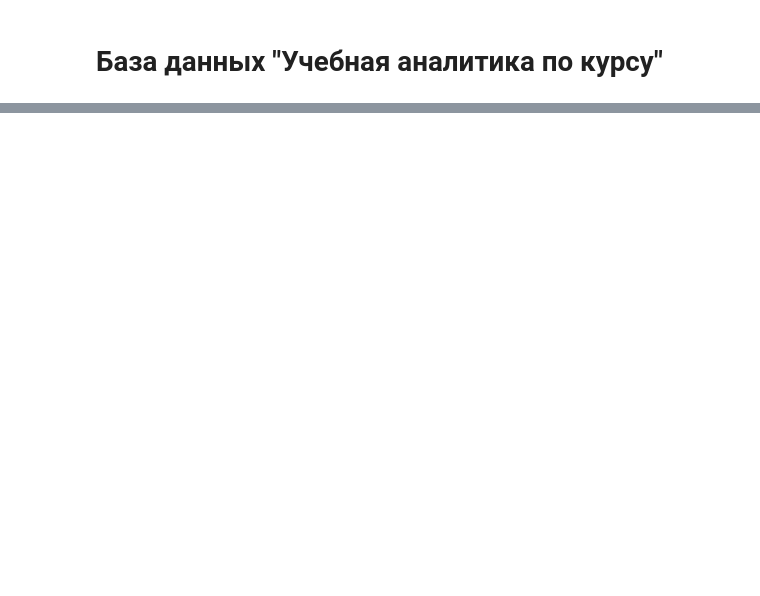
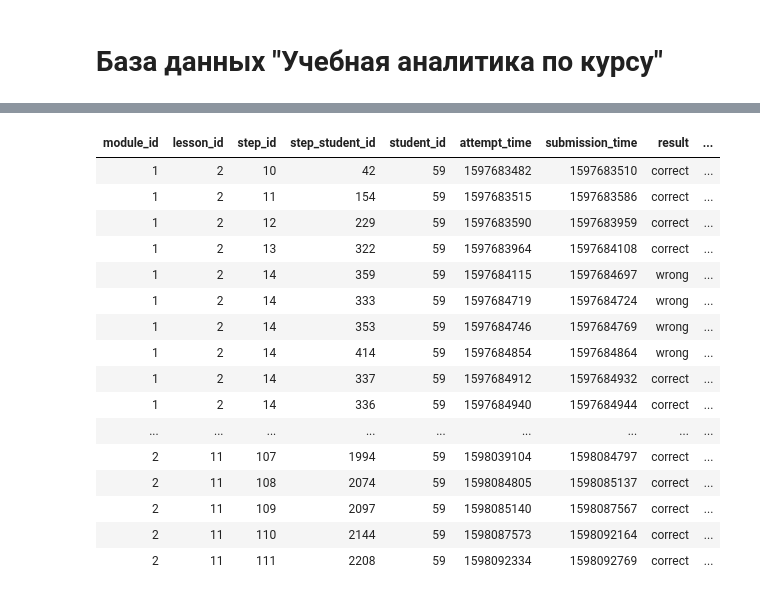
Before and after one commit to KhraksMamtsov/stepik-sql-exercises, a Jupyter notebook: 3.5.ipynb, the cells around one changed output, grey strips where cells are left out. Drawn from its saved outputs; the diff is of its cells as text; code cells hidden in the pictures; blank space fills up the shorter version.

```diff
--- a/3.5.ipynb
+++ b/3.5.ipynb
@@ -529,17 +529,76 @@ ORDER BY
 # %%
 %%sql
 /*
-Для студента с именем student_59 вывести следующую информацию по всем его попыткам:
+ Для студента с именем student_59 вывести следующую информацию по всем его попыткам:
 
-- информация о шаге: номер модуля, символ '.', позиция урока в модуле, символ '.', позиция шага в модуле;
-- порядковый номер попытки для каждого шага - определяется по возрастанию времени отправки попытки;
-- результат попытки;
-- время попытки (преобразованное к формату времени) - определяется как разность между временем отправки попытки и времени ее начала,
-  в случае если попытка длилась более 1 часа, то время попытки заменить на среднее время всех попыток пользователя по всем шагам без учета тех, которые длились больше 1 часа;
-- относительное время попытки  - определяется как отношение времени попытки (с учетом замены времени попытки) к суммарному времени всех попыток  шага, округленное до двух знаков после запятой  .
+ - информация о шаге: номер модуля, символ '.', позиция урока в модуле, символ '.', позиция шага в модуле;
+ - порядковый номер попытки для каждого шага - определяется по возрастанию времени отправки попытки;
+ - результат попытки;
+ - время попытки (преобразованное к формату времени) - определяется как разность между временем отправки попытки и времени ее начала,
+ в случае если попытка длилась более 1 часа, то время попытки заменить на среднее время всех попыток пользователя по всем шагам без учета тех, которые длились больше 1 часа;
+ - относительное время попытки  - определяется как отношение времени попытки (с учетом замены времени попытки) к суммарному времени всех попыток  шага, округленное до двух знаков после запятой  .
 
-Столбцы назвать  Студент,  Шаг, Номер_попытки, Результат, Время_попытки и Относительное_время.
-Информацию отсортировать сначала по возрастанию id шага, а затем по возрастанию номера попытки (определяется по времени отправки попытки).
+ Столбцы назвать  Студент,  Шаг, Номер_попытки, Результат, Время_попытки и Относительное_время.
+ Информацию отсортировать сначала по возрастанию id шага, а затем по возрастанию номера попытки (определяется по времени отправки попытки).
 
-Важно. Все вычисления производить в секундах, округлять и переводить во временной формат только для вывода результата.
-*/
+ Важно. Все вычисления производить в секундах, округлять и переводить во временной формат только для вывода результата.
+ */
+SET
+  @avg_time = (
+    SELECT
+      AVG(submission_time - attempt_time)
+    FROM
+      step_student
+    WHERE
+      student_id = 59
+      AND (submission_time - attempt_time) <= 3600
+  );
+
+SELECT
+  *,
+  student_name AS Студент,
+  CONCAT(
+    module_id,
+    '.',
+    lesson_position,
+    '.',
+    step_position
+  ) AS Шаг,
+  ROW_NUMBER() OVER(
+    PARTITION BY step_id
+    ORDER BY
+      submission_time
+  ) AS Номер_попытки,
+  result AS Результат,
+  SEC_TO_TIME(
+    IF(
+      (submission_time - attempt_time) <= 3600,
+      submission_time - attempt_time,
+      ROUND(@avg_time)
+    )
+  ) AS Время_попытки,
+  ROUND(
+    IF(
+      (submission_time - attempt_time) <= 3600,
+      submission_time - attempt_time,
+      @avg_time
+    ) / SUM(
+      IF(
+        (submission_time - attempt_time) <= 3600,
+        submission_time - attempt_time,
+        @avg_time
+      )
+    ) OVER(PARTITION BY step_id) * 100,
+    2
+  ) AS Относительное_время
+FROM
+  step_student
+  JOIN student ON student.student_id = step_student.student_id
+  AND student_name = "student_59"
+  JOIN step USING(step_id)
+  JOIN lesson USING(lesson_id)
+  JOIN module USING(module_id)
+ORDER BY
+  step_id,
+  Номер_попытки
+# %% [output]
@@ -545,0 +608,17 @@ ORDER BY
+| module_id | lesson_id | step_id | step_student_id | student_id | attempt_time | submission_time | result | ... |
+| 1 | 2 | 10 | 42 | 59 | 1597683482 | 1597683510 | correct | ... |
+| 1 | 2 | 11 | 154 | 59 | 1597683515 | 1597683586 | correct | ... |
+| 1 | 2 | 12 | 229 | 59 | 1597683590 | 1597683959 | correct | ... |
+| 1 | 2 | 13 | 322 | 59 | 1597683964 | 1597684108 | correct | ... |
+| 1 | 2 | 14 | 359 | 59 | 1597684115 | 1597684697 | wrong | ... |
+| 1 | 2 | 14 | 333 | 59 | 1597684719 | 1597684724 | wrong | ... |
+| 1 | 2 | 14 | 353 | 59 | 1597684746 | 1597684769 | wrong | ... |
+| 1 | 2 | 14 | 414 | 59 | 1597684854 | 1597684864 | wrong | ... |
+| 1 | 2 | 14 | 337 | 59 | 1597684912 | 1597684932 | correct | ... |
+| 1 | 2 | 14 | 336 | 59 | 1597684940 | 1597684944 | correct | ... |
+| ... | ... | ... | ... | ... | ... | ... | ... | ... |
+| 2 | 11 | 107 | 1994 | 59 | 1598039104 | 1598084797 | correct | ... |
+| 2 | 11 | 108 | 2074 | 59 | 1598084805 | 1598085137 | correct | ... |
+| 2 | 11 | 109 | 2097 | 59 | 1598085140 | 1598087567 | correct | ... |
+| 2 | 11 | 110 | 2144 | 59 | 1598087573 | 1598092164 | correct | ... |
+| 2 | 11 | 111 | 2208 | 59 | 1598092334 | 1598092769 | correct | ... |
```
Also changed, not shown: parts of 2 cells of this notebook.
